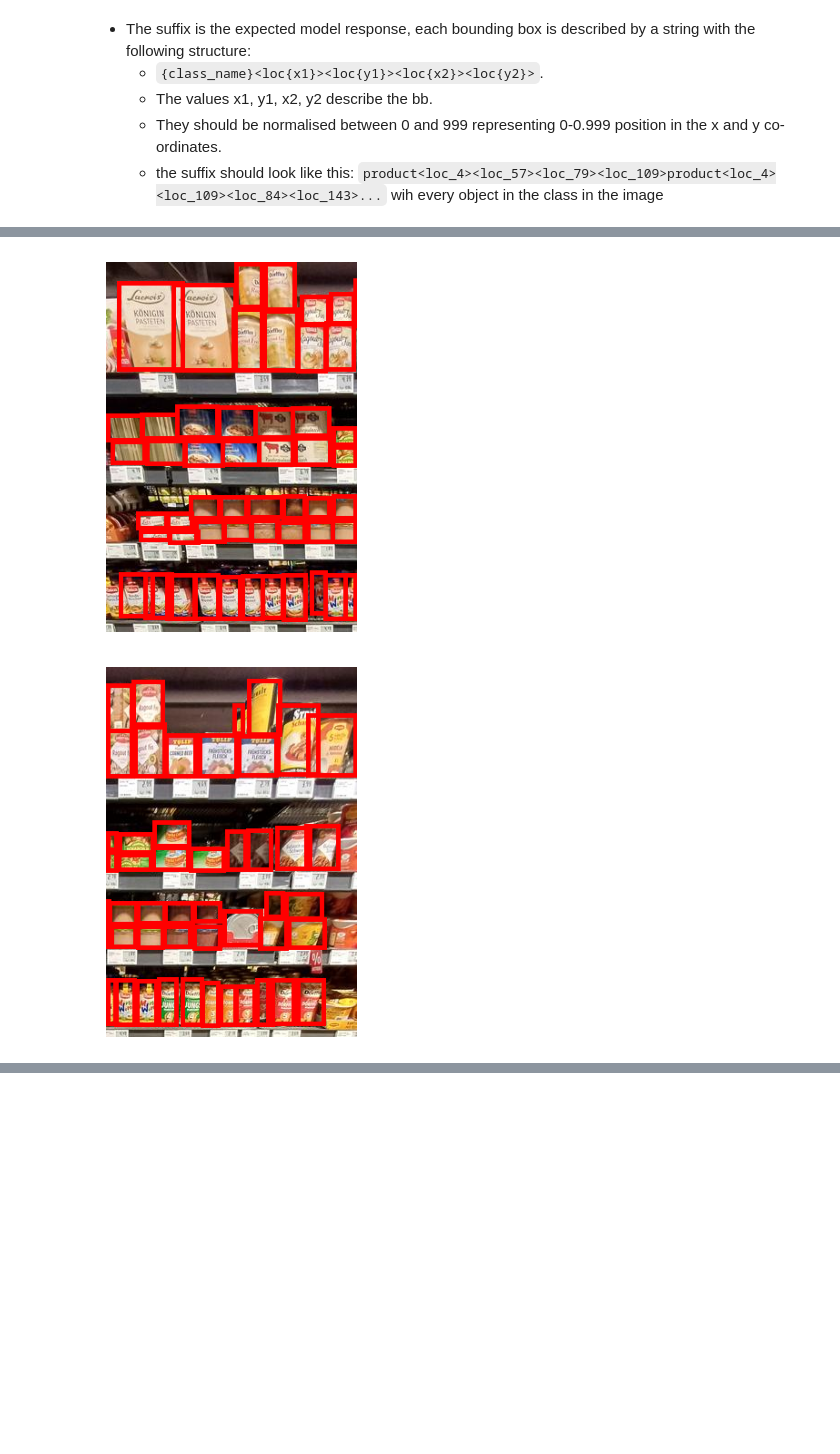
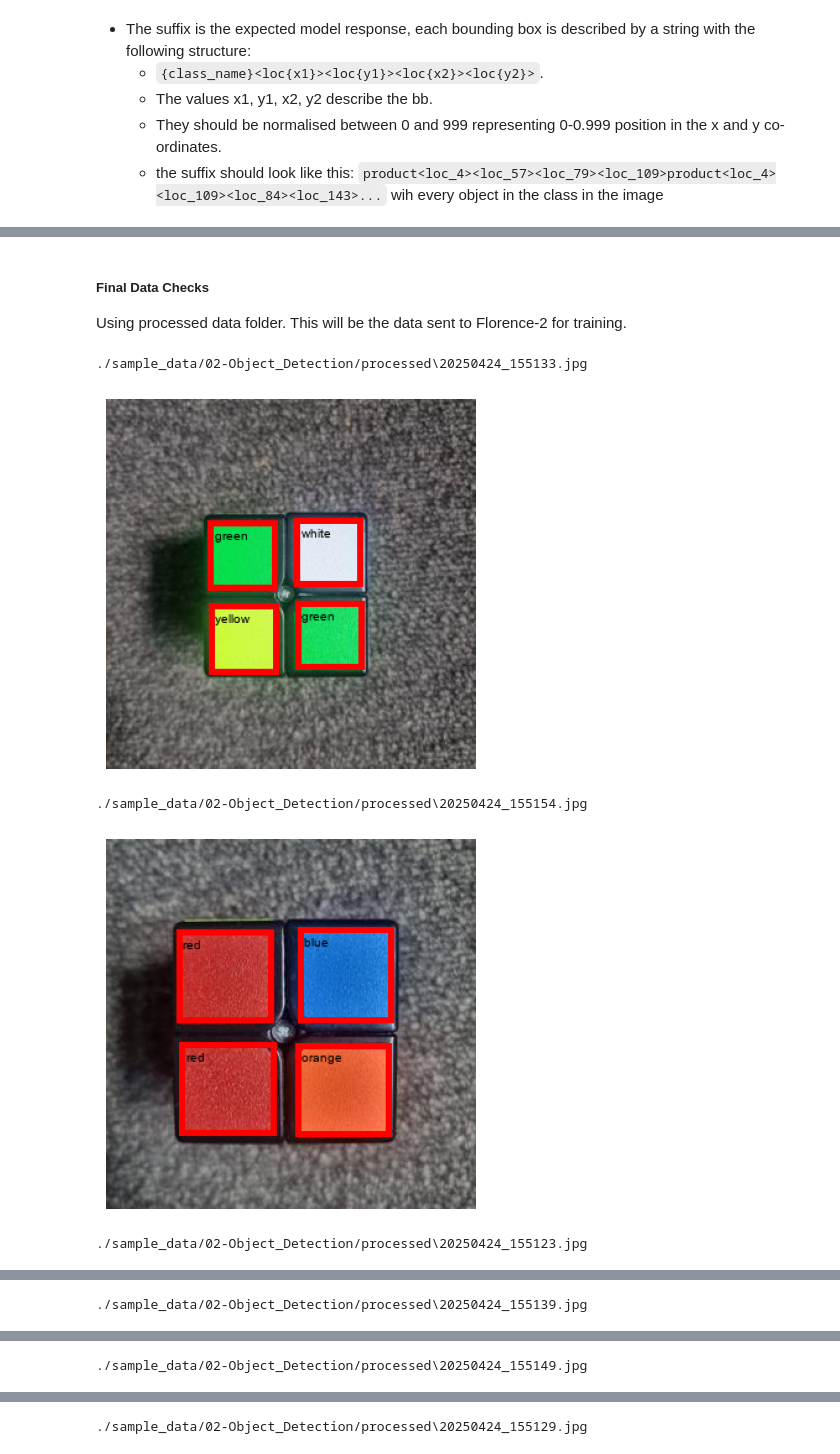
Before and after one commit to microsoft/dstoolkit-finetuning-florence-2, a Jupyter notebook: code/02-Object_Detection_Finetuning.ipynb, the cells around one changed output, grey strips where cells are left out. Saved outputs shown, nothing was run; the diff lists cells and outputs as text; code cells hidden in the pictures; blank space fills up the shorter version.

Commit message:
Object Detection Finetuning finished

```diff
--- a/code/02-Object_Detection_Finetuning.ipynb
+++ b/code/02-Object_Detection_Finetuning.ipynb
@@ -200,13 +177,0 @@ def save_florance_format(annotations_formatted, processed_data_dir, training_jso
-# %%
-data_dir = "./data/raw"
-processed_data_dir = "./data/processed"
-annotations_file = "annotations_coco.json"
-multiplier = 1000 # multiply bbox values by this number - for florance model
-normalise_bbox = False # normalise if absolute values in coco
-validation_split = 1
-training_jsonl_file = "train_annotations.jsonl"
-validation_jsonl_file = "val_annotations.jsonl"
-
-annotations_formatted = preprocess_annotations_data(data_dir, annotations_file, normalise_bbox)
-annotations_formatted = crop_images_save_adjust_bbox(annotations_formatted, data_dir, processed_data_dir)
-save_florance_format(annotations_formatted, processed_data_dir, training_jsonl_file, validation_jsonl_file, validation_split)
@@ -216,13 +181,32 @@ save_florance_format(annotations_formatted, processed_data_dir, training_jsonl_f
+# %%
+# Image prepare
+resize = True
+scale_factor = 0.1
+
+if resize:
+    for file_name in list(image_id_file_name.values()):
+        img = read_image(os.path.join(raw_data_path, file_name))
+        if resize:
+            new_size = (int(img.width * scale_factor), int(img.height * scale_factor))
+            img = img.resize(new_size)
+        img.save(os.path.join(processed_data_path, file_name))
+# %% [markdown]
+##### Final Data Checks
+Using processed data folder. This will be the data sent to Florence-2 for training.
 # %%
 # check images and bounding boxes on processed images
 
-for image_file_name in annotations_formatted.keys():
-    img_path = os.path.join(processed_data_dir, image_file_name)
-    image = Image.open(img_path)
-    image = ImageOps.exif_transpose(image)
+for file_name in annotations_formatted.keys():
+    img_path = os.path.join(processed_data_path, file_name)
+    print(img_path)
+    image = read_image(img_path)
     width, height = image.width, image.height
-    combined_results = {"bboxes": np.array(annotations_formatted[image_file_name]["bboxs"]) * [width, height, width, height], "labels": annotations_formatted[image_file_name]["categories"]}
-    draw_bounding_boxes(image, combined_results, size_bb=5, size_text=10, label_bb=False, color_bb=False)
+    bboxes = np.array(annotations_formatted[file_name]["bboxs"]) * [width/1000, height/1000, width/1000, height/1000]
+    combined_results = {"bboxes": [[i[0], i[1], i[2], i[3]] for i in bboxes], "labels": annotations_formatted[file_name]["categories"]}
+    draw_bounding_boxes(image, combined_results, size_bb=5, size_text=10, label_bb=True, color_bb=False)
 # %% [output]
+./sample_data/02-Object_Detection/processed\20250424_155133.jpg
-[figure, old version]
+[figure, new version]
+./sample_data/02-Object_Detection/processed\20250424_155154.jpg
-[figure, old version]
+[figure, new version]
+./sample_data/02-Object_Detection/processed\20250424_155123.jpg
@@ -229,0 +214 @@ for image_file_name in annotations_formatted.keys():
+./sample_data/02-Object_Detection/processed\20250424_155139.jpg
@@ -230,0 +216 @@ for image_file_name in annotations_formatted.keys():
+./sample_data/02-Object_Detection/processed\20250424_155149.jpg
@@ -231,0 +218 @@ for image_file_name in annotations_formatted.keys():
+./sample_data/02-Object_Detection/processed\20250424_155129.jpg
```
Also changed, not shown: parts of 25 cells of this notebook, 11 other files.
